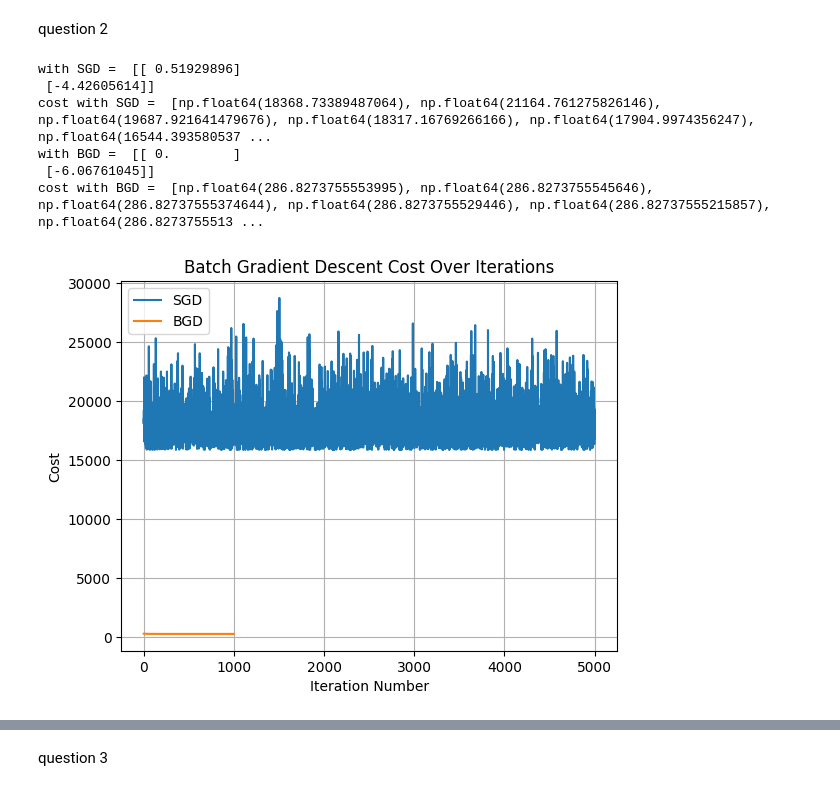
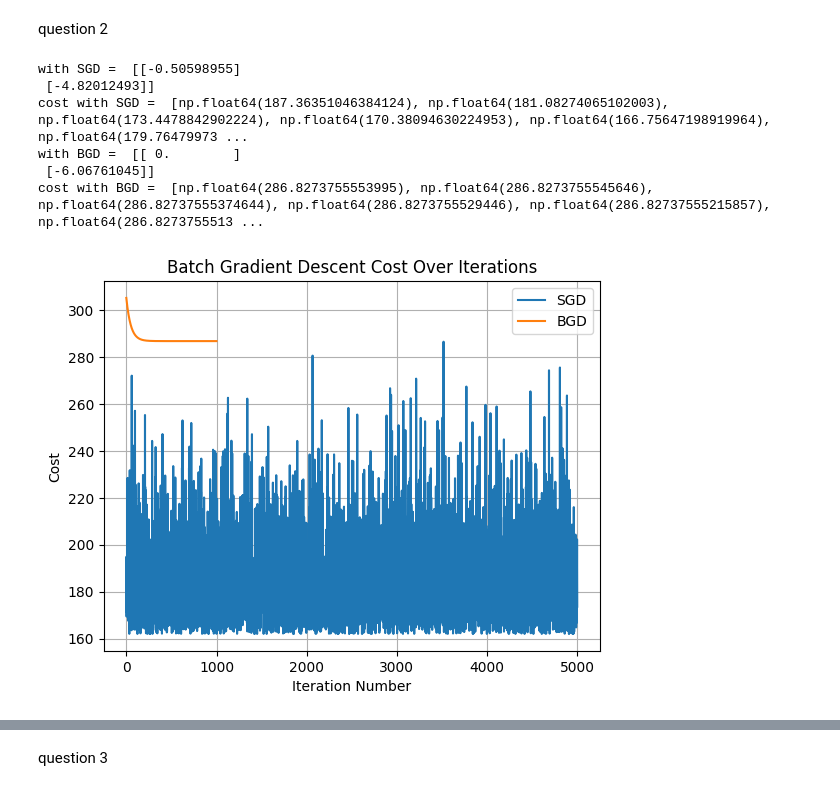
Before and after one commit to h-a-bhsht/data_mining, a Jupyter notebook: hw3.ipynb, the cells around one changed output, grey strips where cells are left out. Drawn from its saved outputs; the diff is of its cells as text; code cells hidden in the pictures.

```diff
--- a/hw3.ipynb
+++ b/hw3.ipynb
@@ -90,8 +90,9 @@ A = np.column_stack((np.ones(len(data_mpg)) , data_mpg['Horsepower'].values ))
 A_scaled = scaler.fit_transform(A)
 y = data_mpg['MPG'].values
 
-def SGD(A, y, learn_rate=0.01, max_iters=5000):
-  w = np.random.randn(2, 1)
+def SGD(A, y, learn_rate=0.01, max_iters=5000 , ):
+  m, n = A.shape
+  w = np.random.randn(n, 1)
   rows = len(A)
   cost_history = []
   for i in range(max_iters):
@@ -101,37 +102,37 @@ def SGD(A, y, learn_rate=0.01, max_iters=5000):
           yi = y[random_index:random_index+1]
           prediction = xi.dot(w)
           error = prediction - yi
           gradients = 2 * xi.T.dot(error)
           w = w - learn_rate * gradients
       error = A.dot(w) - y
       cost = (error.T @ error)[0, 0] / (2 * m)
       cost_history.append(cost)
   return w , cost_history
 
 W_SGD , cost_sgd = SGD(A_scaled, y)
 print("with SGD = " ,W_SGD)
 print("cost with SGD = " , cost_sgd[-10:])
 
 W_BGD , cost_bgd = BGD(A_scaled, y)
 print("with BGD = " ,W_BGD)
 print("cost with BGD = " , cost_bgd[-10:])
 
 plt.plot(np.arange(len(cost_sgd)), cost_sgd , label='SGD')
 plt.plot(np.arange(len(cost_bgd)), cost_bgd , label='BGD')
 plt.xlabel('Iteration Number')
 plt.ylabel('Cost')
 plt.title('Batch Gradient Descent Cost Over Iterations')
 plt.grid(True)
 plt.legend()
 plt.show()
 # %% [output]
-with SGD =  [[ 0.51929896]
- [-4.42605614]]
-cost with SGD =  [np.float64(18368.73389487064), np.float64(21164.761275826146), np.float64(19687.921641479676), np.float64(18317.16769266166), np.float64(17904.9974356247), np.float64(16544.393580537 ...
+with SGD =  [[-0.50598955]
+ [-4.82012493]]
+cost with SGD =  [np.float64(187.36351046384124), np.float64(181.08274065102003), np.float64(173.4478842902224), np.float64(170.38094630224953), np.float64(166.75647198919964), np.float64(179.76479973 ...
 with BGD =  [[ 0.        ]
  [-6.06761045]]
 cost with BGD =  [np.float64(286.8273755553995), np.float64(286.8273755545646), np.float64(286.82737555374644), np.float64(286.8273755529446), np.float64(286.82737555215857), np.float64(286.8273755513 ...
-[figure, old version]
+[figure, new version]
 # %%
 plt.plot(np.arange(len(cost_sgd[:10])), cost_sgd[:10] , label='SGD')
 plt.plot(np.arange(len(cost_bgd[:10])), cost_bgd[:10] , label='BGD')
```
Also changed, not shown: parts of 5 cells of this notebook.
